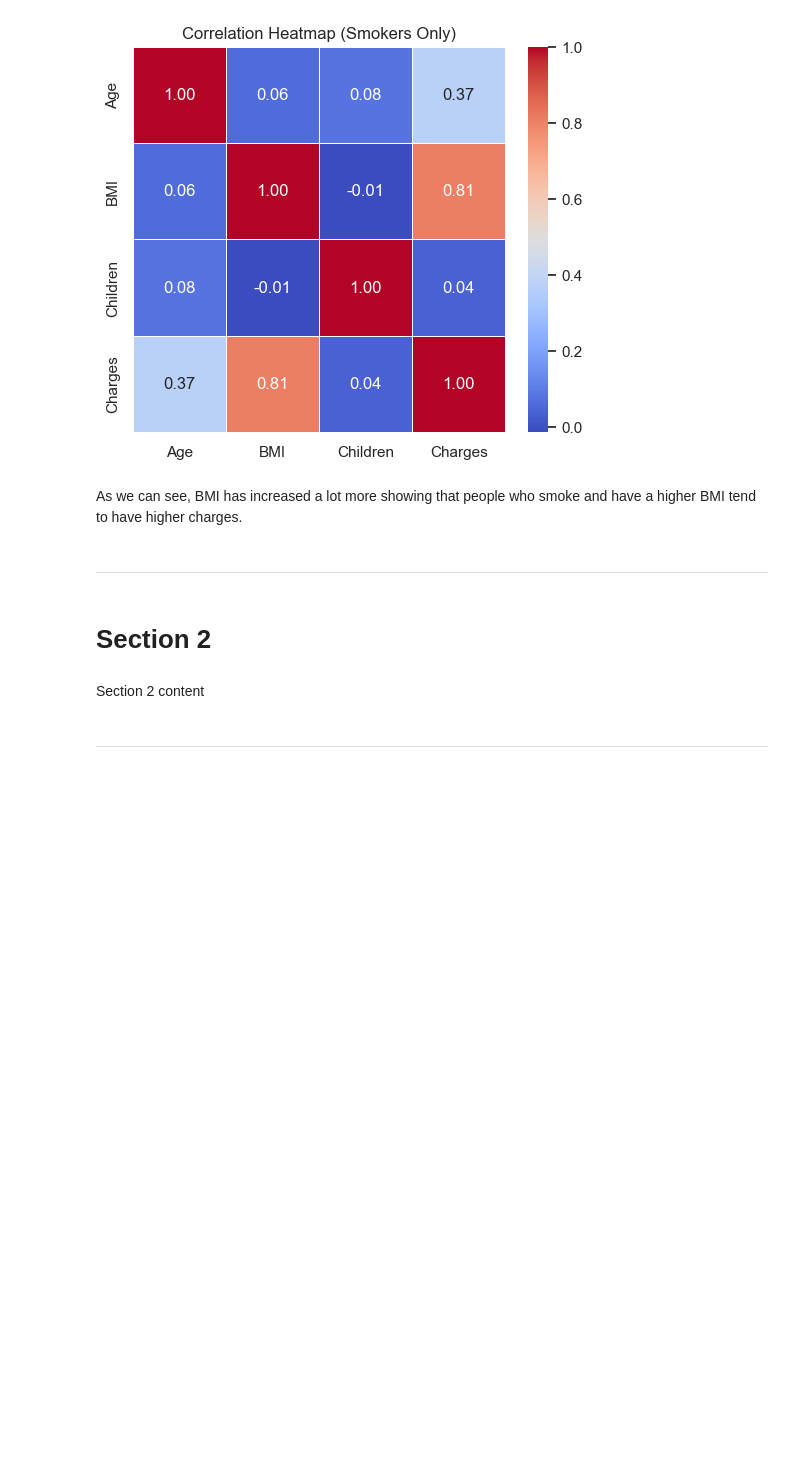
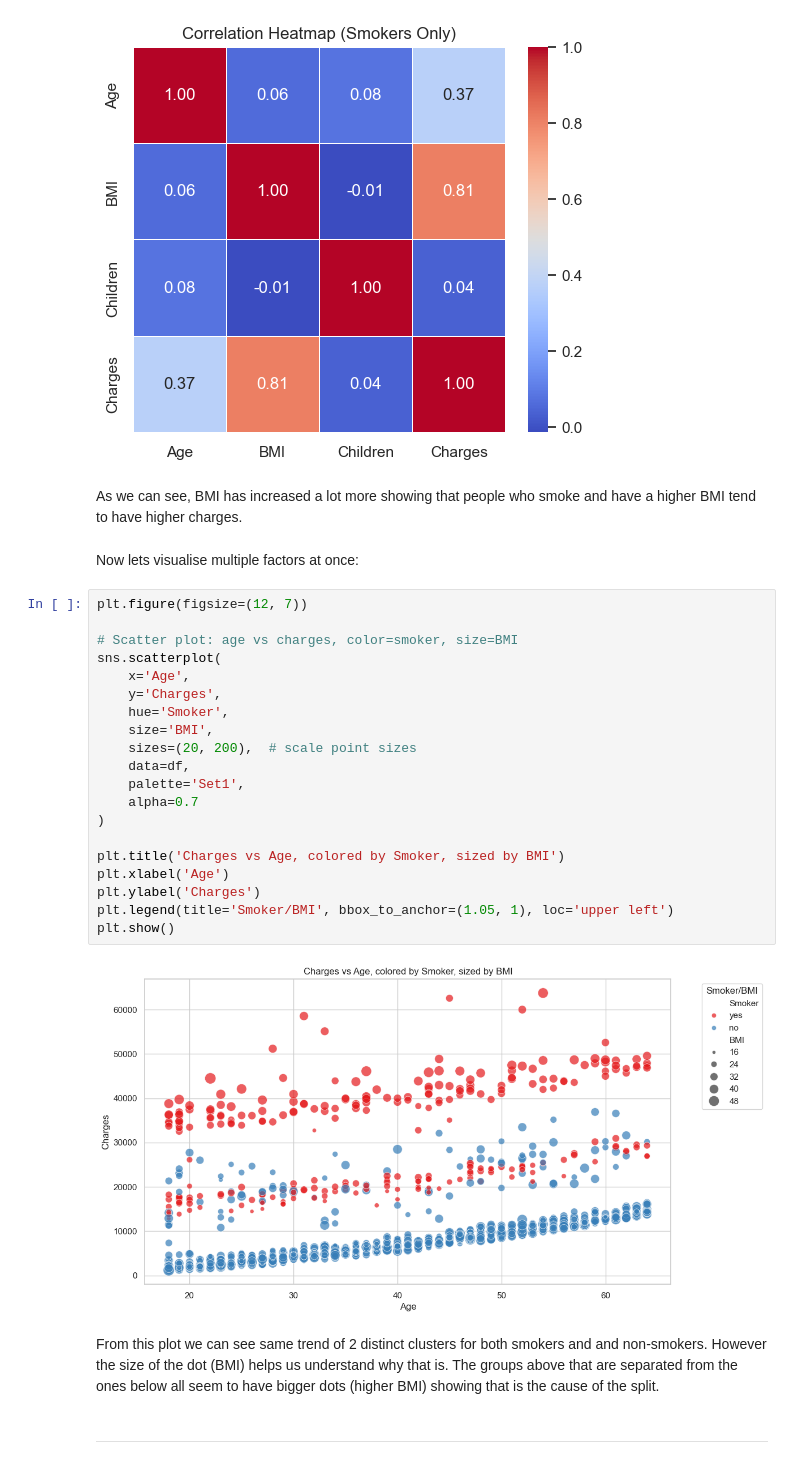
Before and after one commit to Hamza-Murshad/Hackathon2_project_team3, a Jupyter notebook: jupyter_notebooks/EDA.ipynb, the cells around one changed output. Cells and saved outputs as stored; diff of their text form; blank space fills up the shorter version.

Commit message:
Visualise multiple factors at once

```diff
--- a/jupyter_notebooks/EDA.ipynb
+++ b/jupyter_notebooks/EDA.ipynb
@@ -239,12 +236,32 @@ plt.show()
 [figure]
 # %% [markdown]
 As we can see, BMI has increased a lot more showing that people who smoke and have a higher BMI tend to have higher charges.
-# %% [markdown]
----
-# %% [markdown]
-# Section 2
-# %% [markdown]
-Section 2 content
+# %% [markdown]
+Now lets visualise multiple factors at once:
+# %%
+plt.figure(figsize=(12, 7))
+
+# Scatter plot: age vs charges, color=smoker, size=BMI
+sns.scatterplot(
+    x='Age',
+    y='Charges',
+    hue='Smoker',
+    size='BMI',
+    sizes=(20, 200),  # scale point sizes
+    data=df,
+    palette='Set1',
+    alpha=0.7
+)
+
+plt.title('Charges vs Age, colored by Smoker, sized by BMI')
+plt.xlabel('Age')
+plt.ylabel('Charges')
+plt.legend(title='Smoker/BMI', bbox_to_anchor=(1.05, 1), loc='upper left')
+plt.show()
+# %% [output]
+[figure, added]
+# %% [markdown]
+From this plot we can see same trend of 2 distinct clusters for both smokers and and non-smokers. However the size of the dot (BMI) helps us understand why that is. The groups above that are separated from the ones below all seem to have bigger dots (higher BMI) showing that is the cause of the split.
 # %% [markdown]
 ---
 # %% [markdown]
```
Also changed, not shown: parts of 1 cell of this notebook.
